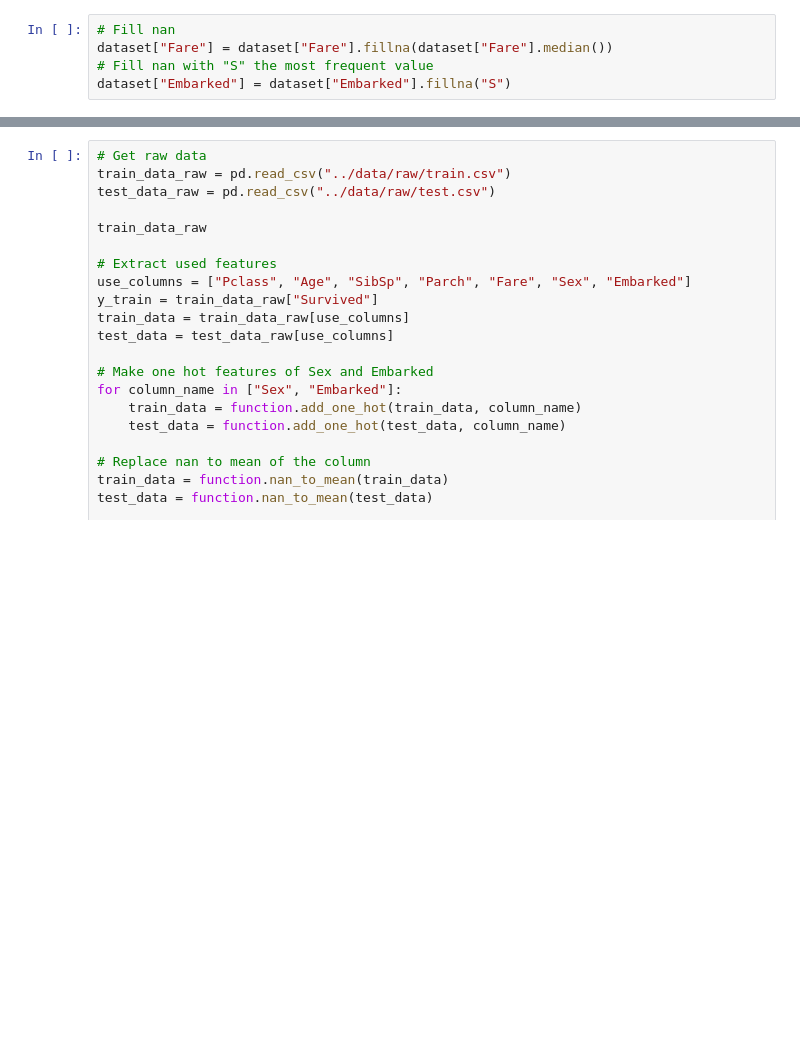
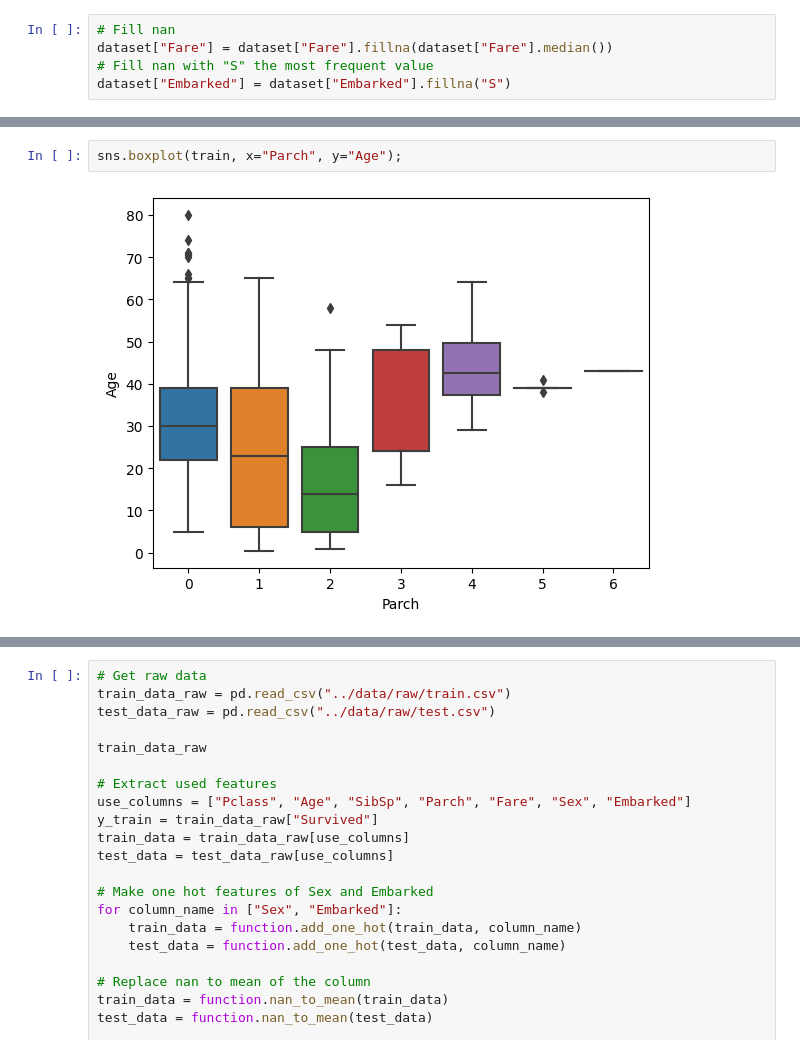
Before and after one commit to junya737/Titanic, a Jupyter notebook: scripts/main2.ipynb, the cells around one changed output, grey strips where cells are left out. Cells and saved outputs as stored; diff of their text form; blank space fills up the shorter version.

```diff
--- a/scripts/main2.ipynb
+++ b/scripts/main2.ipynb
@@ -291,0 +271,4 @@ dtype: int64
+# %%
+sns.boxplot(train, x="Parch", y="Age");
+# %% [output]
+[figure, added]
```
Also changed, not shown: parts of 21 cells of this notebook.
